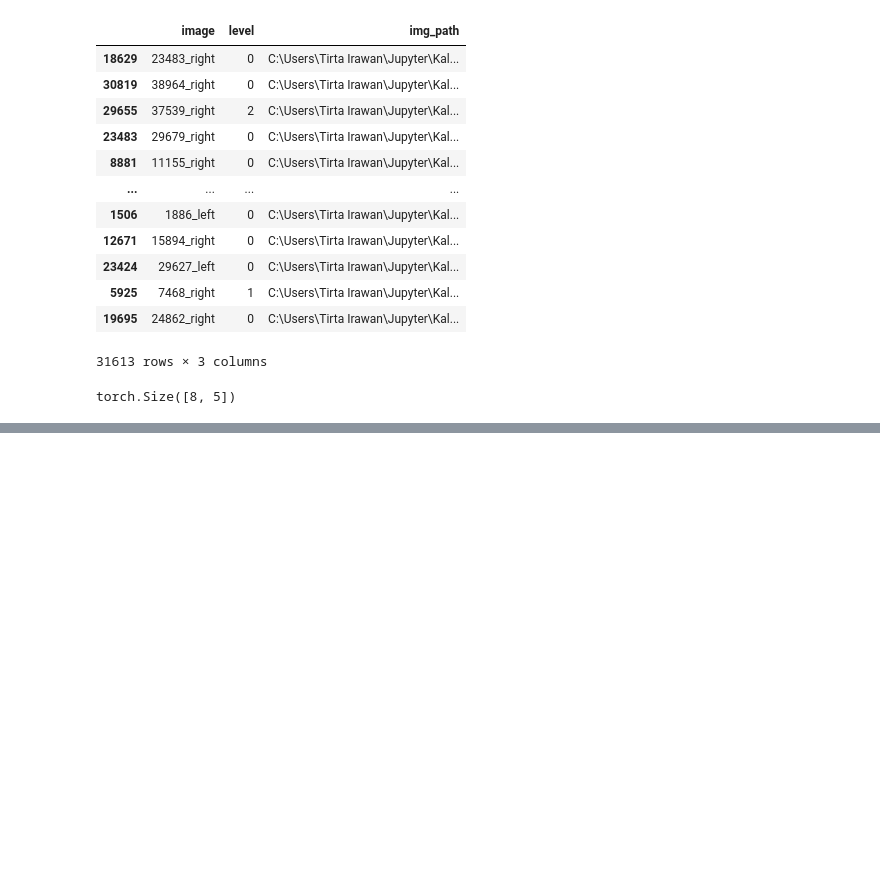
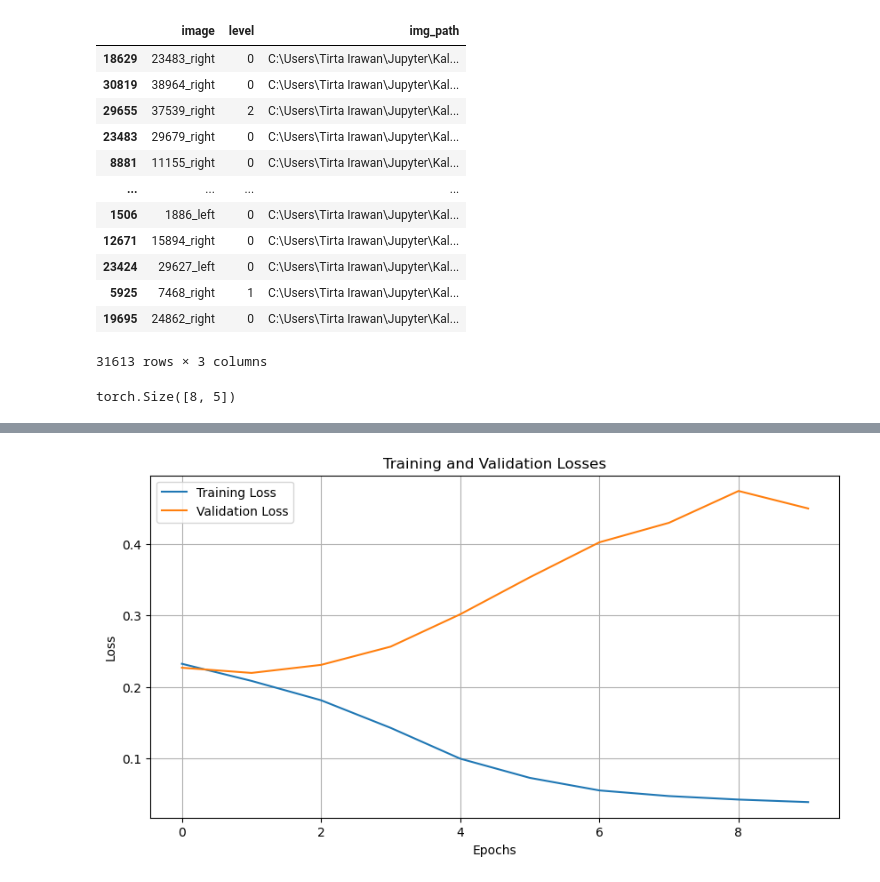
Before and after one commit to tirta-ir/CV-Open-Course-by-Kalbe-Tirta, a Jupyter notebook: CV-Week02-RepViT/main.ipynb, the cells around one changed output, grey strips where cells are left out. Drawn from its saved outputs; the diff is of its cells as text; code cells hidden in the pictures; blank space fills up the shorter version.

```diff
--- a/CV-Week02-RepViT/main.ipynb
+++ b/CV-Week02-RepViT/main.ipynb
@@ -218,0 +245,13 @@ print(report)
+# %%
+# Plot the training and validation losses
+plt.figure(figsize=(10, 5))
+plt.grid(True)
+plt.plot(train_losses, label='Training Loss')
+plt.plot(valid_losses, label='Validation Loss')
+plt.title('Training and Validation Losses')
+plt.xlabel('Epochs')
+plt.ylabel('Loss')
+plt.legend()
+plt.show()
+# %% [output]
+[figure, added]
```
Also changed, not shown: parts of 2 cells of this notebook.
